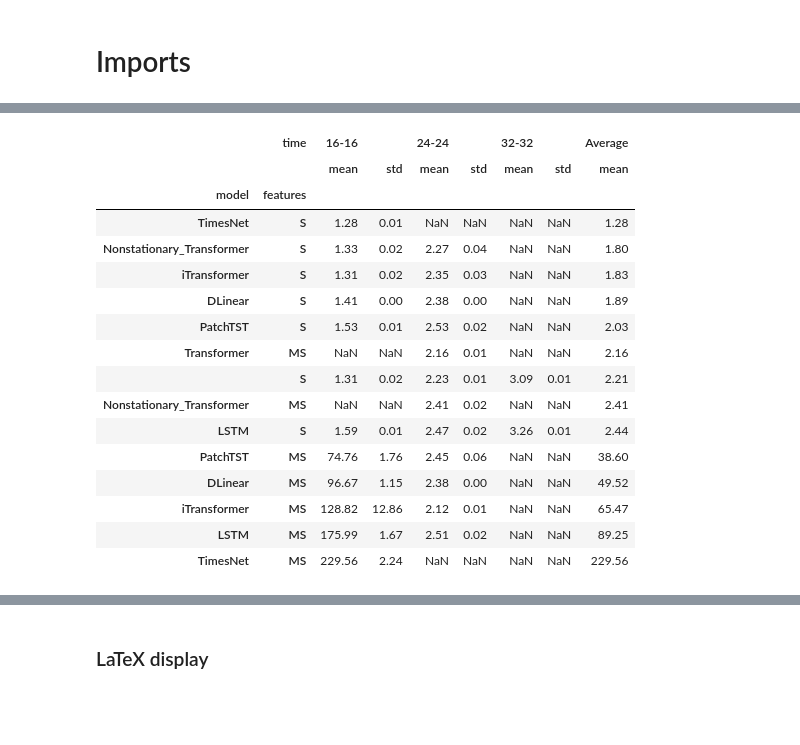
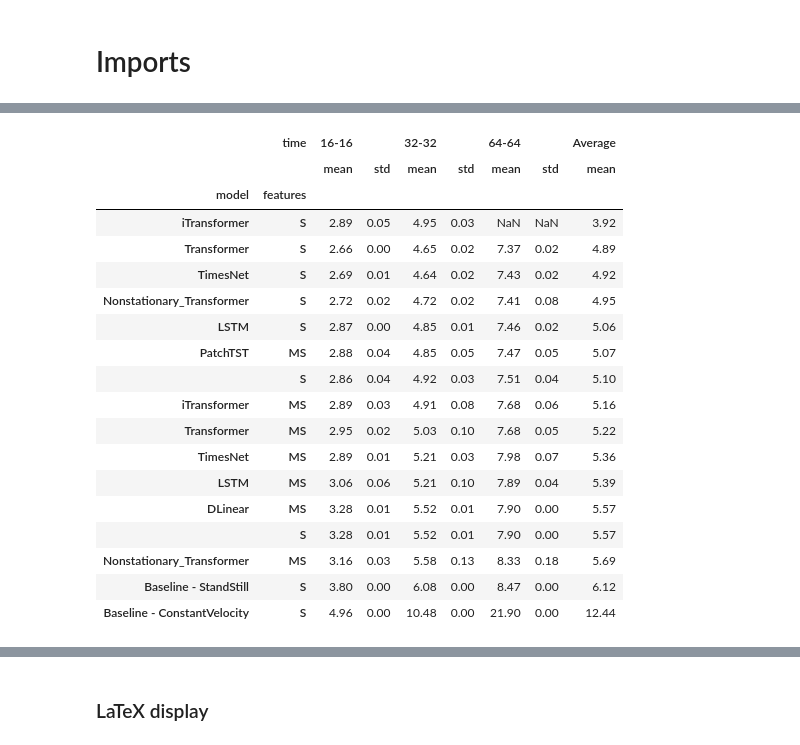
Before and after one commit to arnaud-odet/Time-Series-Library, a Jupyter notebook: results.ipynb, the cells around one changed output, grey strips where cells are left out. Drawn from its saved outputs; the diff is of its cells as text; code cells hidden in the pictures; blank space fills up the shorter version.

```diff
--- a/results.ipynb
+++ b/results.ipynb
@@ -23,3 +78,3 @@ cp_logs_df.index.max()
 # %%
-rr = ResultReader(time_horizons=[16,24,32,48,64,96],
-                  runs=[2,3,4])
+rr = ResultReader(time_horizons=[16,32,64],
+                  runs=[5])
@@ -64,22 +81,23 @@ rr.results
 # %%
-r4_results = rr.display_logs(4)
-# rr.display_logs(2).to_csv('../Collective_behavior/outputs/ts_results.csv')
-r4_results.round(2)
+# rr.results_df.to_csv('../Collective_behavior/outputs/ts_results.csv')
+rr.results_df.round(2)
 # %% [output]
-|  | time | 16-16 |  | 24-24 |  | 32-32 |  | Average |
+|  | time | 16-16 |  | 32-32 |  | 64-64 |  | Average |
 |  |  | mean | std | mean | std | mean | std | mean |
 | model | features |  |  |  |  |  |  |  |
-| TimesNet | S | 1.28 | 0.01 | NaN | NaN | NaN | NaN | 1.28 |
-| Nonstationary_Transformer | S | 1.33 | 0.02 | 2.27 | 0.04 | NaN | NaN | 1.80 |
-| iTransformer | S | 1.31 | 0.02 | 2.35 | 0.03 | NaN | NaN | 1.83 |
-| DLinear | S | 1.41 | 0.00 | 2.38 | 0.00 | NaN | NaN | 1.89 |
-| PatchTST | S | 1.53 | 0.01 | 2.53 | 0.02 | NaN | NaN | 2.03 |
-| Transformer | MS | NaN | NaN | 2.16 | 0.01 | NaN | NaN | 2.16 |
-|  | S | 1.31 | 0.02 | 2.23 | 0.01 | 3.09 | 0.01 | 2.21 |
-| Nonstationary_Transformer | MS | NaN | NaN | 2.41 | 0.02 | NaN | NaN | 2.41 |
-| LSTM | S | 1.59 | 0.01 | 2.47 | 0.02 | 3.26 | 0.01 | 2.44 |
-| PatchTST | MS | 74.76 | 1.76 | 2.45 | 0.06 | NaN | NaN | 38.60 |
-| DLinear | MS | 96.67 | 1.15 | 2.38 | 0.00 | NaN | NaN | 49.52 |
-| iTransformer | MS | 128.82 | 12.86 | 2.12 | 0.01 | NaN | NaN | 65.47 |
-| LSTM | MS | 175.99 | 1.67 | 2.51 | 0.02 | NaN | NaN | 89.25 |
-| TimesNet | MS | 229.56 | 2.24 | NaN | NaN | NaN | NaN | 229.56 |
+| iTransformer | S | 2.89 | 0.05 | 4.95 | 0.03 | NaN | NaN | 3.92 |
+| Transformer | S | 2.66 | 0.00 | 4.65 | 0.02 | 7.37 | 0.02 | 4.89 |
+| TimesNet | S | 2.69 | 0.01 | 4.64 | 0.02 | 7.43 | 0.02 | 4.92 |
+| Nonstationary_Transformer | S | 2.72 | 0.02 | 4.72 | 0.02 | 7.41 | 0.08 | 4.95 |
+| LSTM | S | 2.87 | 0.00 | 4.85 | 0.01 | 7.46 | 0.02 | 5.06 |
+| PatchTST | MS | 2.88 | 0.04 | 4.85 | 0.05 | 7.47 | 0.05 | 5.07 |
+|  | S | 2.86 | 0.04 | 4.92 | 0.03 | 7.51 | 0.04 | 5.10 |
+| iTransformer | MS | 2.89 | 0.03 | 4.91 | 0.08 | 7.68 | 0.06 | 5.16 |
+| Transformer | MS | 2.95 | 0.02 | 5.03 | 0.10 | 7.68 | 0.05 | 5.22 |
+| TimesNet | MS | 2.89 | 0.01 | 5.21 | 0.03 | 7.98 | 0.07 | 5.36 |
+| LSTM | MS | 3.06 | 0.06 | 5.21 | 0.10 | 7.89 | 0.04 | 5.39 |
+| DLinear | MS | 3.28 | 0.01 | 5.52 | 0.01 | 7.90 | 0.00 | 5.57 |
+|  | S | 3.28 | 0.01 | 5.52 | 0.01 | 7.90 | 0.00 | 5.57 |
+| Nonstationary_Transformer | MS | 3.16 | 0.03 | 5.58 | 0.13 | 8.33 | 0.18 | 5.69 |
+| Baseline - StandStill | S | 3.80 | 0.00 | 6.08 | 0.00 | 8.47 | 0.00 | 6.12 |
+| Baseline - ConstantVelocity | S | 4.96 | 0.00 | 10.48 | 0.00 | 21.90 | 0.00 | 12.44 |
```
Also changed, not shown: parts of 12 cells of this notebook, 10 other files.
